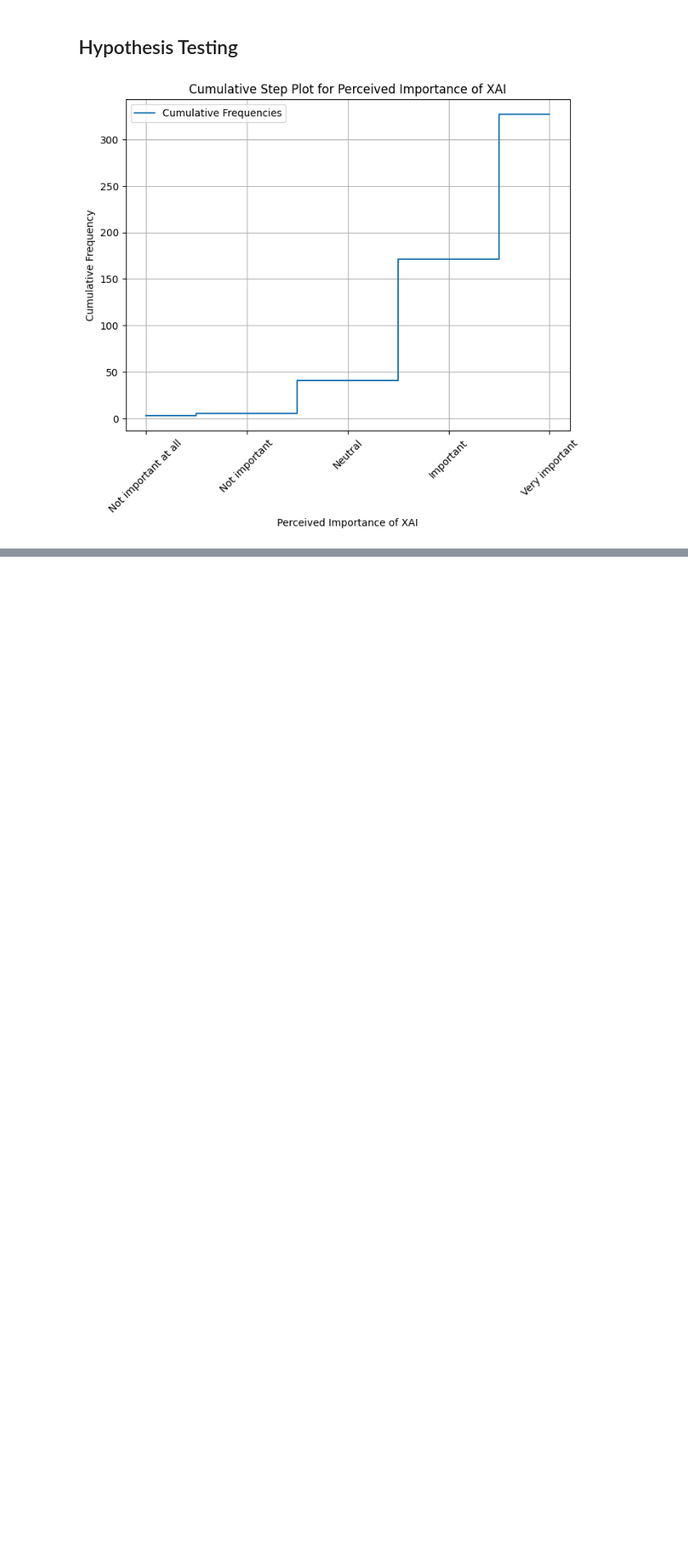
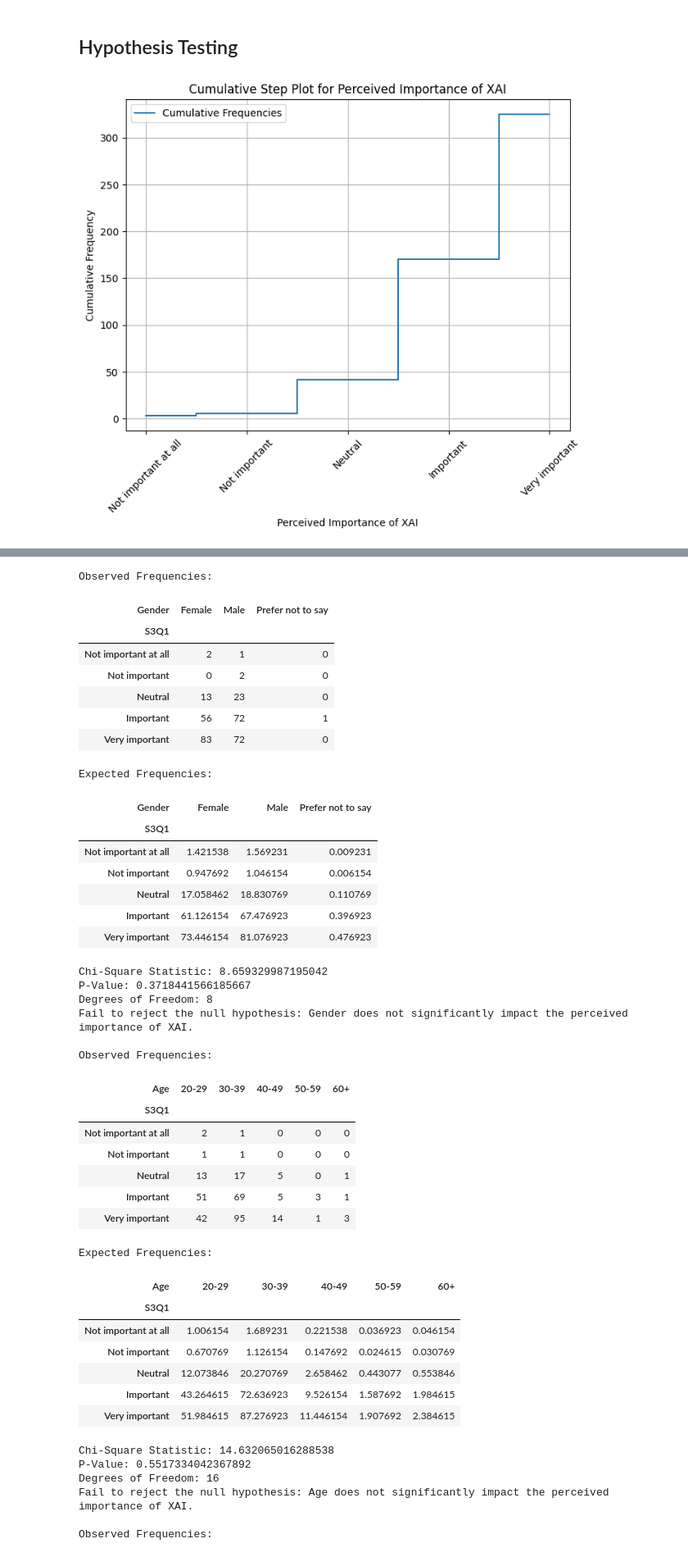
Before and after one commit to Dulina-Perera/CS3121-Coursework, a Jupyter notebook: Assignments/Data-Analysis/solution.ipynb, the cells around one changed output, grey strips where cells are left out. Shown at 82% size. Saved outputs shown, nothing was run; the diff lists cells and outputs as text; code cells hidden in the pictures; blank space fills up the shorter version.

```diff
--- a/Assignments/Data-Analysis/solution.ipynb
+++ b/Assignments/Data-Analysis/solution.ipynb
@@ -250,0 +248,70 @@ Reject the null hypothesis: There is a significant difference in the distributio
+# %%
+def test_independence(df, col, alpha=0.05):
+    contingency_tbl = pd.crosstab(df['S3Q1'], df[col])
+
+    statistic, pvalue, dof, expected_freq = stats.chi2_contingency(contingency_tbl)
+
+    print('Observed Frequencies:')
+    display(contingency_tbl)
+    print('Expected Frequencies:')
+    display(pd.DataFrame(expected_freq, index=contingency_tbl.index, columns=contingency_tbl.columns))
+
+    print(f'Chi-Square Statistic: {statistic}')
+    print(f'P-Value: {pvalue}')
+    print(f'Degrees of Freedom: {dof}')
+
+    if pvalue < alpha:
+        print(f'Reject the null hypothesis: {col} significantly impacts the perceived importance of XAI.')
+    else:
+        print(f'Fail to reject the null hypothesis: {col} does not significantly impact the perceived importance of XAI.', end='\n\n')
+# %%
+test_independence(df, 'Gender')
+test_independence(df, 'Age')
+test_independence(df, 'Education level')
+test_independence(df, 'Field of occupation')
+test_independence(df, 'Occupation level')
+test_independence(df, 'Score')
+# %% [output]
+Observed Frequencies:
+| Gender | Female | Male | Prefer not to say |
+| S3Q1 |  |  |  |
+| Not important at all | 2 | 1 | 0 |
+| Not important | 0 | 2 | 0 |
+| Neutral | 13 | 23 | 0 |
+| Important | 56 | 72 | 1 |
+| Very important | 83 | 72 | 0 |
+Expected Frequencies:
+| Gender | Female | Male | Prefer not to say |
+| S3Q1 |  |  |  |
+| Not important at all | 1.421538 | 1.569231 | 0.009231 |
+| Not important | 0.947692 | 1.046154 | 0.006154 |
+| Neutral | 17.058462 | 18.830769 | 0.110769 |
+| Important | 61.126154 | 67.476923 | 0.396923 |
+| Very important | 73.446154 | 81.076923 | 0.476923 |
+Chi-Square Statistic: 8.659329987195042
+P-Value: 0.3718441566185667
+Degrees of Freedom: 8
+Fail to reject the null hypothesis: Gender does not significantly impact the perceived importance of XAI.
+
+Observed Frequencies:
+| Age | 20-29 | 30-39 | 40-49 | 50-59 | 60+ |
+| S3Q1 |  |  |  |  |  |
+| Not important at all | 2 | 1 | 0 | 0 | 0 |
+| Not important | 1 | 1 | 0 | 0 | 0 |
+| Neutral | 13 | 17 | 5 | 0 | 1 |
+| Important | 51 | 69 | 5 | 3 | 1 |
+| Very important | 42 | 95 | 14 | 1 | 3 |
+Expected Frequencies:
+| Age | 20-29 | 30-39 | 40-49 | 50-59 | 60+ |
+| S3Q1 |  |  |  |  |  |
+| Not important at all | 1.006154 | 1.689231 | 0.221538 | 0.036923 | 0.046154 |
+| Not important | 0.670769 | 1.126154 | 0.147692 | 0.024615 | 0.030769 |
+| Neutral | 12.073846 | 20.270769 | 2.658462 | 0.443077 | 0.553846 |
+| Important | 43.264615 | 72.636923 | 9.526154 | 1.587692 | 1.984615 |
+| Very important | 51.984615 | 87.276923 | 11.446154 | 1.907692 | 2.384615 |
+Chi-Square Statistic: 14.632065016288538
+P-Value: 0.5517334042367892
+Degrees of Freedom: 16
+Fail to reject the null hypothesis: Age does not significantly impact the perceived importance of XAI.
+
+Observed Frequencies:
```
Also changed, not shown: parts of 7 cells of this notebook, 1 other file.
